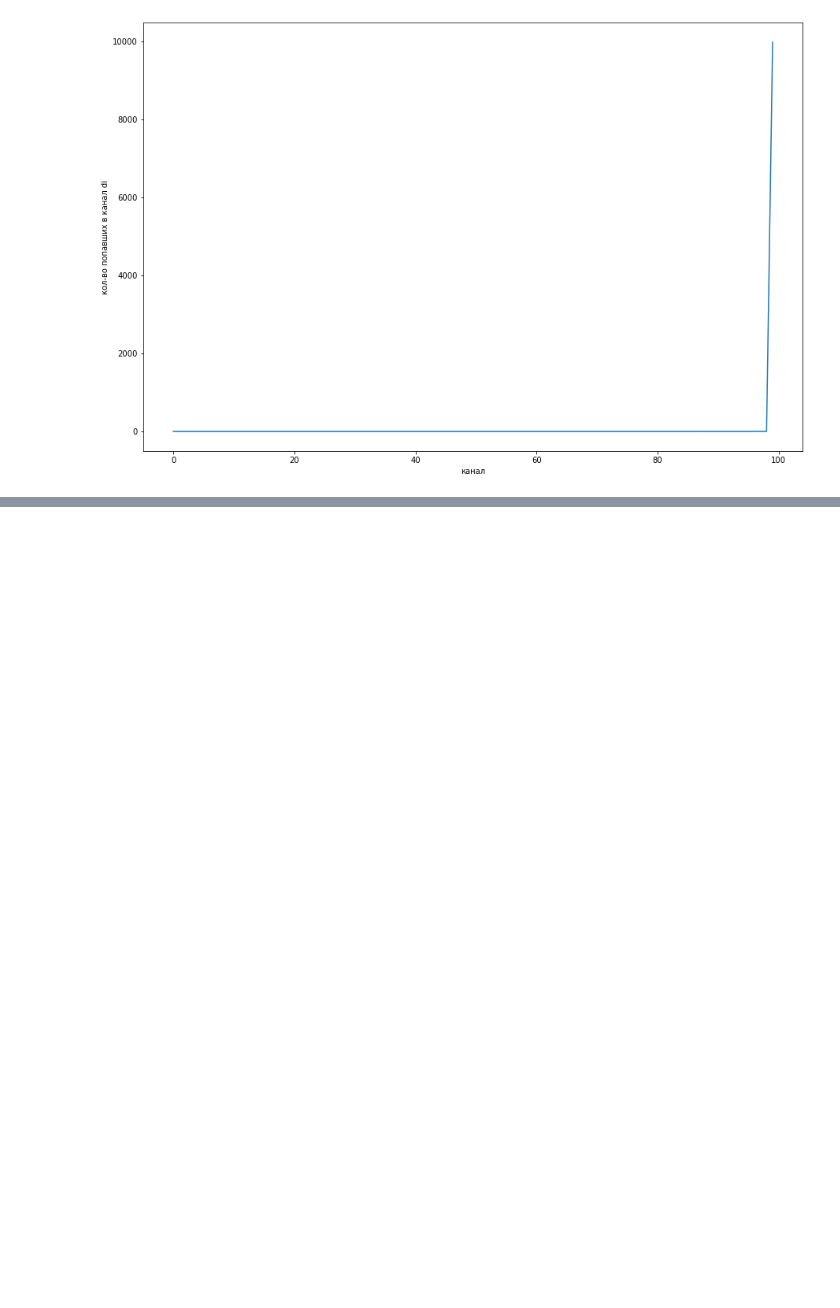
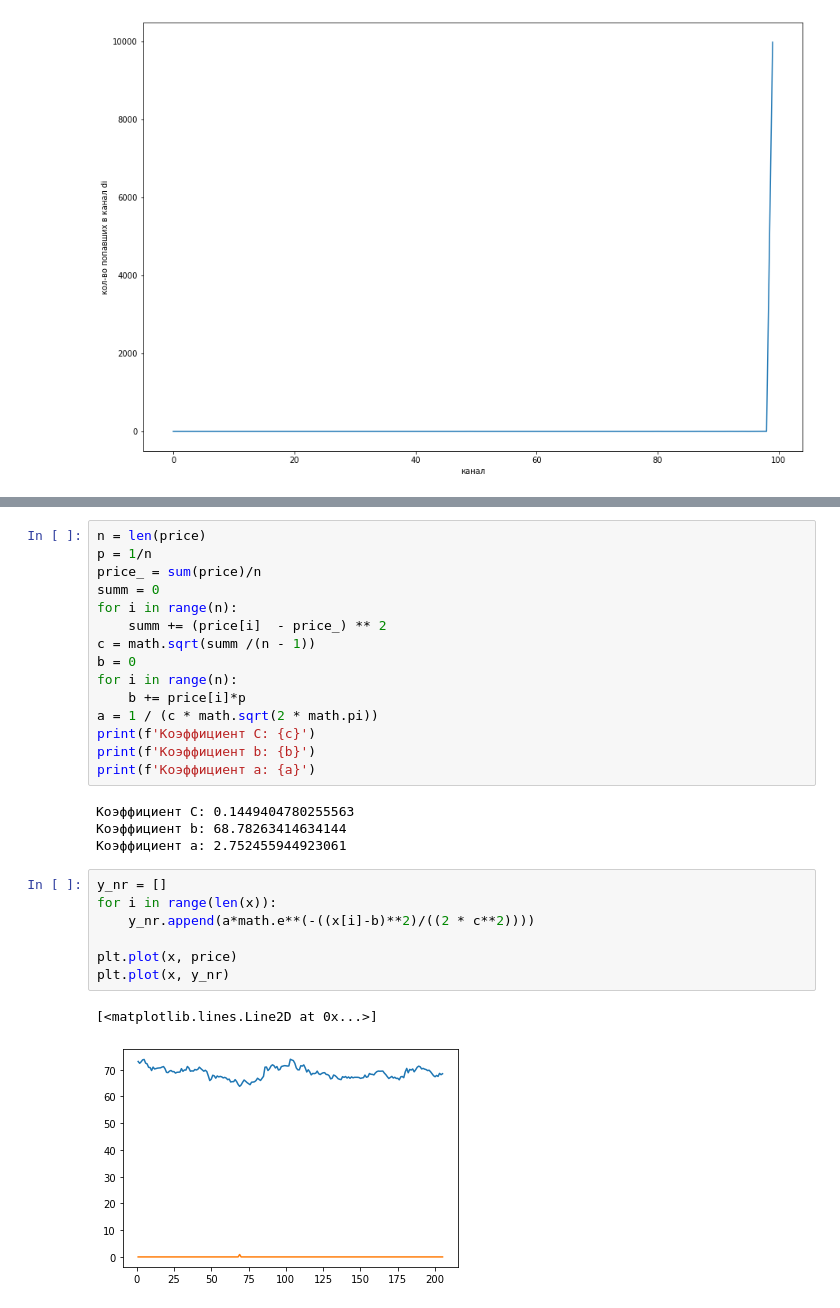
Before and after one commit to lokom19/Numeric-methods-Task-4, a Jupyter notebook: Задача 4.ipynb, the cells around one changed output, grey strips where cells are left out. Cells and saved outputs as stored; diff of their text form; blank space fills up the shorter version.

```diff
--- a/Задача 4.ipynb
+++ b/Задача 4.ipynb
@@ -470,0 +484,29 @@ plt.show()
+# %%
+n = len(price)
+p = 1/n
+price_ = sum(price)/n
+summ = 0
+for i in range(n):
+    summ += (price[i]  - price_) ** 2
+c = math.sqrt(summ /(n - 1))
+b = 0
+for i in range(n):
+    b += price[i]*p
+a = 1 / (c * math.sqrt(2 * math.pi))
+print(f'Коэффициент С: {c}')
+print(f'Коэффициент b: {b}')
+print(f'Коэффициент a: {a}')
+# %% [output]
+Коэффициент С: 0.1449404780255563
+Коэффициент b: 68.78263414634144
+Коэффициент a: 2.752455944923061
+# %%
+y_nr = []
+for i in range(len(x)):
+    y_nr.append(a*math.e**(-((x[i]-b)**2)/((2 * c**2))))
+
+plt.plot(x, price)
+plt.plot(x, y_nr)
+# %% [output]
+[<matplotlib.lines.Line2D at 0x...>]
+[figure, added]
```
Also changed, not shown: parts of 3 cells of this notebook.
